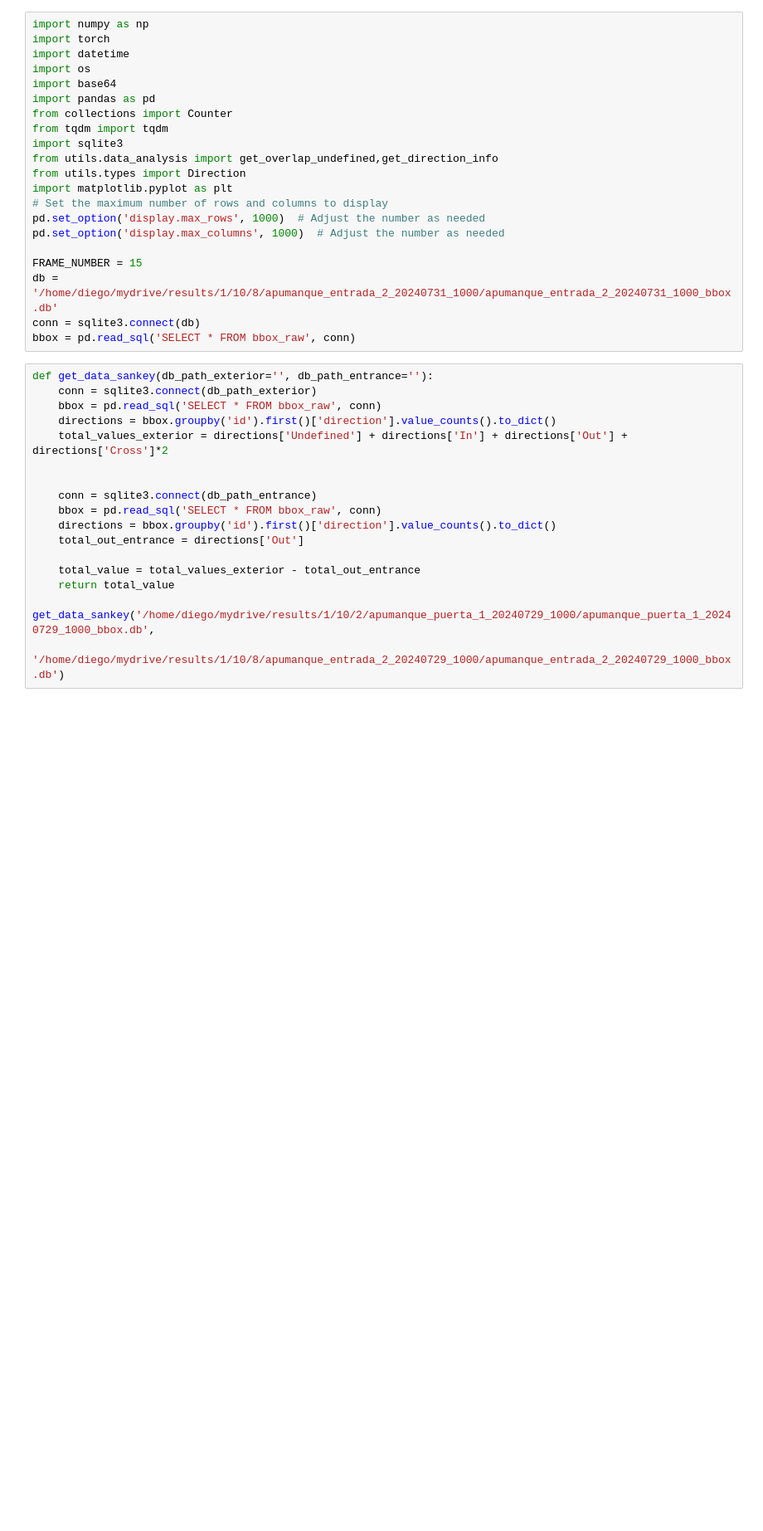
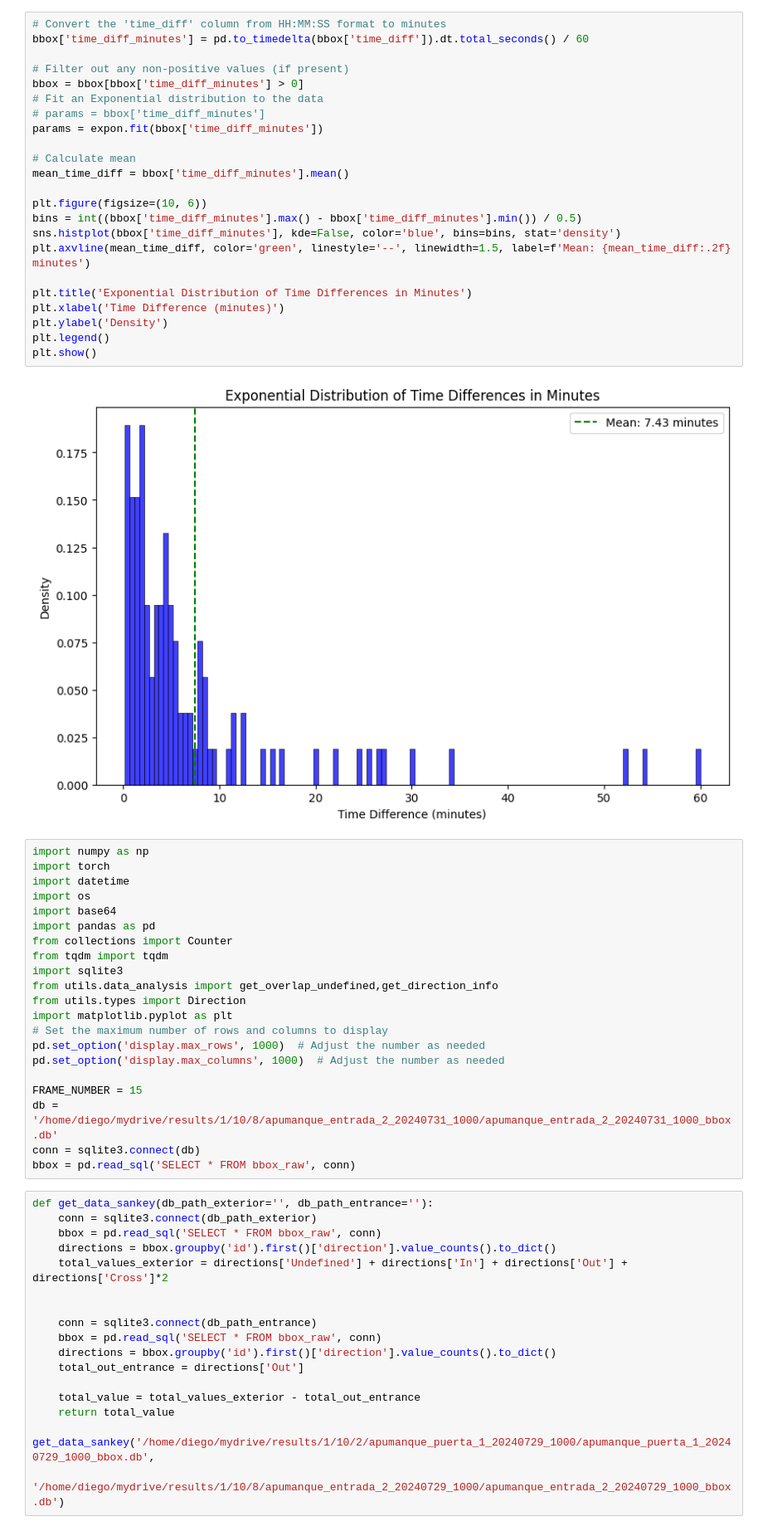
Before and after one commit to dunz21/yolov7-tracker, a Jupyter notebook: none_analysis.ipynb, the cells around one changed output. Shown: that part at 83% size. Drawn from its saved outputs; the diff is of its cells as text; blank space fills up the shorter version.

```diff
--- a/none_analysis.ipynb
+++ b/none_analysis.ipynb
@@ -22,3 +85,28 @@ bbox = pd.read_sql('SELECT * FROM bbox_raw', conn)
+# %%
+# Convert the 'time_diff' column from HH:MM:SS format to minutes
+bbox['time_diff_minutes'] = pd.to_timedelta(bbox['time_diff']).dt.total_seconds() / 60
+
+# Filter out any non-positive values (if present)
+bbox = bbox[bbox['time_diff_minutes'] > 0]
+# Fit an Exponential distribution to the data
+# params = bbox['time_diff_minutes']
+params = expon.fit(bbox['time_diff_minutes'])
+
+# Calculate mean
+mean_time_diff = bbox['time_diff_minutes'].mean()
+
+plt.figure(figsize=(10, 6))
+bins = int((bbox['time_diff_minutes'].max() - bbox['time_diff_minutes'].min()) / 0.5)
+sns.histplot(bbox['time_diff_minutes'], kde=False, color='blue', bins=bins, stat='density')
+plt.axvline(mean_time_diff, color='green', linestyle='--', linewidth=1.5, label=f'Mean: {mean_time_diff:.2f} minutes')
+
+plt.title('Exponential Distribution of Time Differences in Minutes')
+plt.xlabel('Time Difference (minutes)')
+plt.ylabel('Density')
+plt.legend()
+plt.show()
+# %% [output]
+[figure, added]
 # %%
 import numpy as np
 import torch
```
Also changed, not shown: parts of 3 cells of this notebook, 7 other files.
